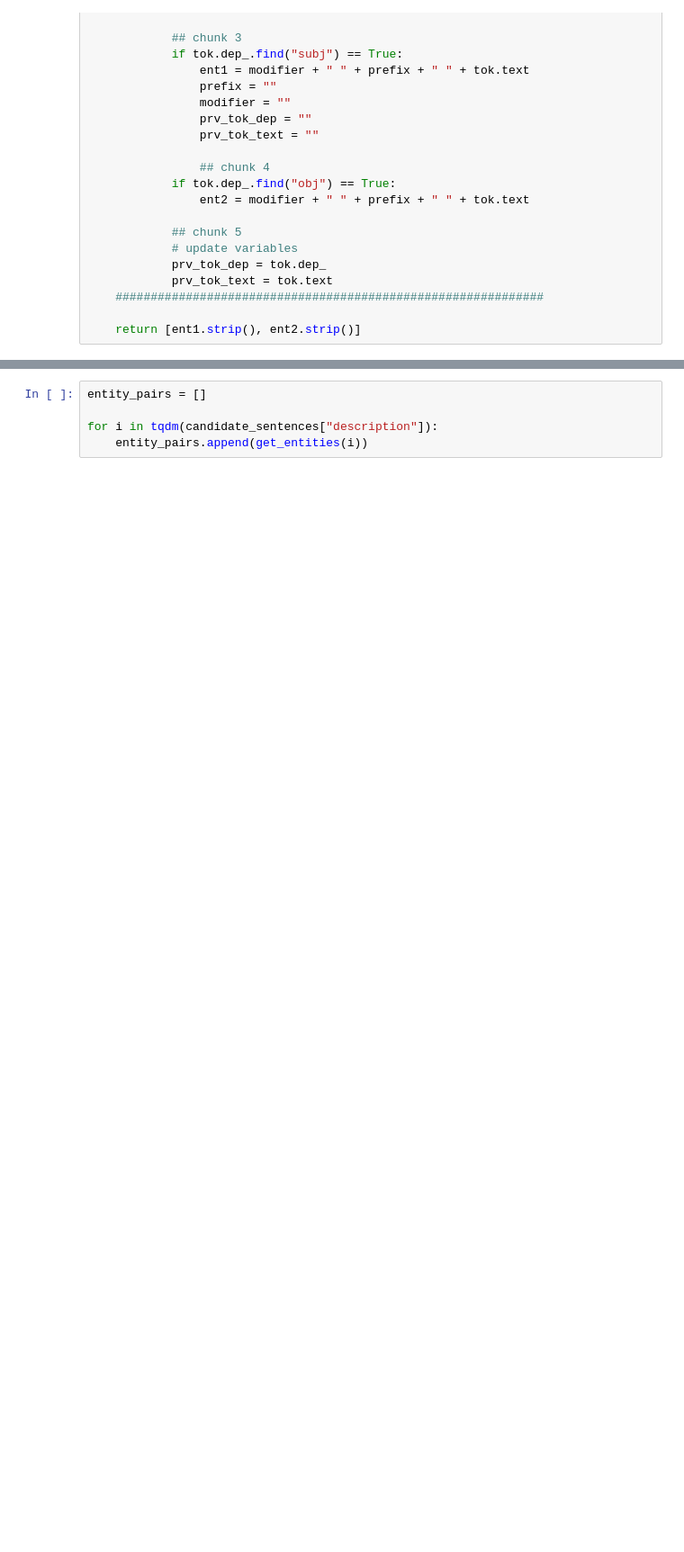
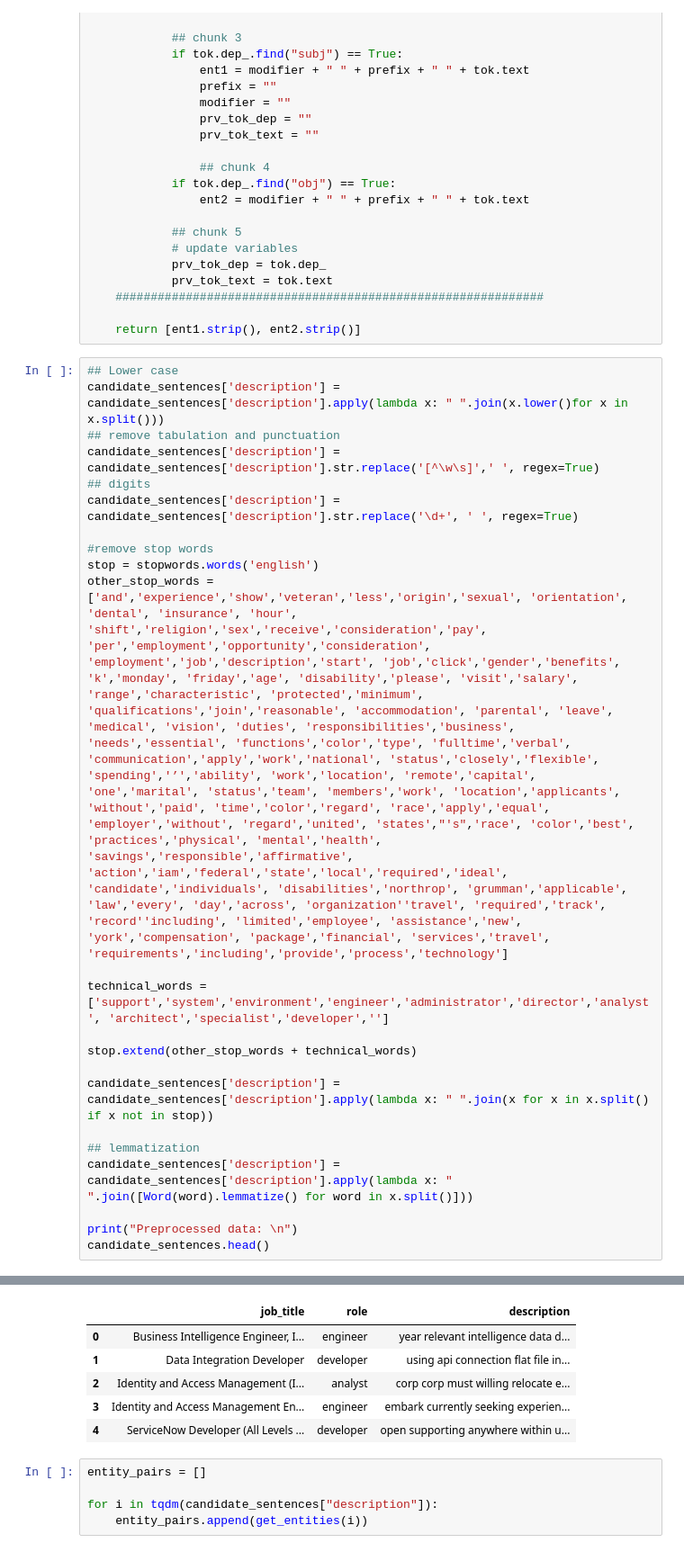
Before and after one commit to idmken/idmken.github.io, a Jupyter notebook: dissertation/data/5-knowledge-graph.ipynb, the cells around one changed output, grey strips where cells are left out. Shown at 90% size. Saved outputs shown, nothing was run; the diff lists cells and outputs as text; blank space fills up the shorter version.

```diff
--- a/dissertation/data/5-knowledge-graph.ipynb
+++ b/dissertation/data/5-knowledge-graph.ipynb
@@ -95,3 +97,27 @@ def get_entities(sent):
     #############################################################
 
     return [ent1.strip(), ent2.strip()]
+# %%
+## Lower case
+candidate_sentences['description'] = candidate_sentences['description'].apply(lambda x: " ".join(x.lower()for x in x.split()))
+## remove tabulation and punctuation
+candidate_sentences['description'] = candidate_sentences['description'].str.replace('[^\w\s]',' ', regex=True)
+## digits
+candidate_sentences['description'] = candidate_sentences['description'].str.replace('\d+', ' ', regex=True)
+
+#remove stop words
+stop = stopwords.words('english')
+other_stop_words = ['and','experience','show','veteran','less','origin','sexual', 'orientation', 'dental', 'insurance', 'hour', 'shift','religion','sex','receive','consideration','pay', 'per','employment','opportunity','consideration', 'employment','job','description','start', 'job','click','gender','benefits', 'k','monday', 'friday','age', 'disability','please', 'visit','salary', 'range','characteristic', 'protected','minimum', 'qualifications','join','reasonable', 'accommodation', 'parental', 'leave', 'medical', 'vision', 'duties', 'responsibilities','business', 'needs','essential', 'functions','color','type', 'fulltime','verbal', 'communication','apply','work','national', 'status','closely','flexible', 'spending','’','ability', 'work','location', 'remote','capital', 'one','marital', 'status','team', 'members','work', 'location','applicants', 'without','paid', 'time','color','regard', 'race','apply','equal', 'employer','without', 'regard','united', 'states',"'s",'race', 'color','best', 'practices','physical', 'mental','health', 'savings','responsible','affirmative', 'action','iam','federal','state','local','required','ideal', 'candidate','individuals', 'disabilities','northrop', 'grumman','applicable', 'law','every', 'day','across', 'organization''travel', 'required','track', 'record''including', 'limited','employee', 'assistance','new', 'york','compensation', 'package','financial', 'services','travel', 'requirements','including','provide','process','technology']
+
+technical_words = ['support','system','environment','engineer','administrator','director','analyst', 'architect','specialist','developer','']
+
+stop.extend(other_stop_words + technical_words)
+
+candidate_sentences['description'] = candidate_sentences['description'].apply(lambda x: " ".join(x for x in x.split() if x not in stop))
+
+## lemmatization
+candidate_sentences['description'] = candidate_sentences['description'].apply(lambda x: " ".join([Word(word).lemmatize() for word in x.split()]))
+
+print("Preprocessed data: \n")
+candidate_sentences.head()
+# %% [output]
@@ -98,3 +125,9 @@ def get_entities(sent):
+|  | job_title | role | description |
+| 0 | Business Intelligence Engineer, I... | engineer | year relevant intelligence data d... |
+| 1 | Data Integration Developer | developer | using api connection flat file in... |
+| 2 | Identity and Access Management (I... | analyst | corp corp must willing relocate e... |
+| 3 | Identity and Access Management En... | engineer | embark currently seeking experien... |
+| 4 | ServiceNow Developer (All Levels ... | developer | open supporting anywhere within u... |
 # %%
 entity_pairs = []
 
```
Also changed, not shown: parts of 6 cells of this notebook, 27 other files.
